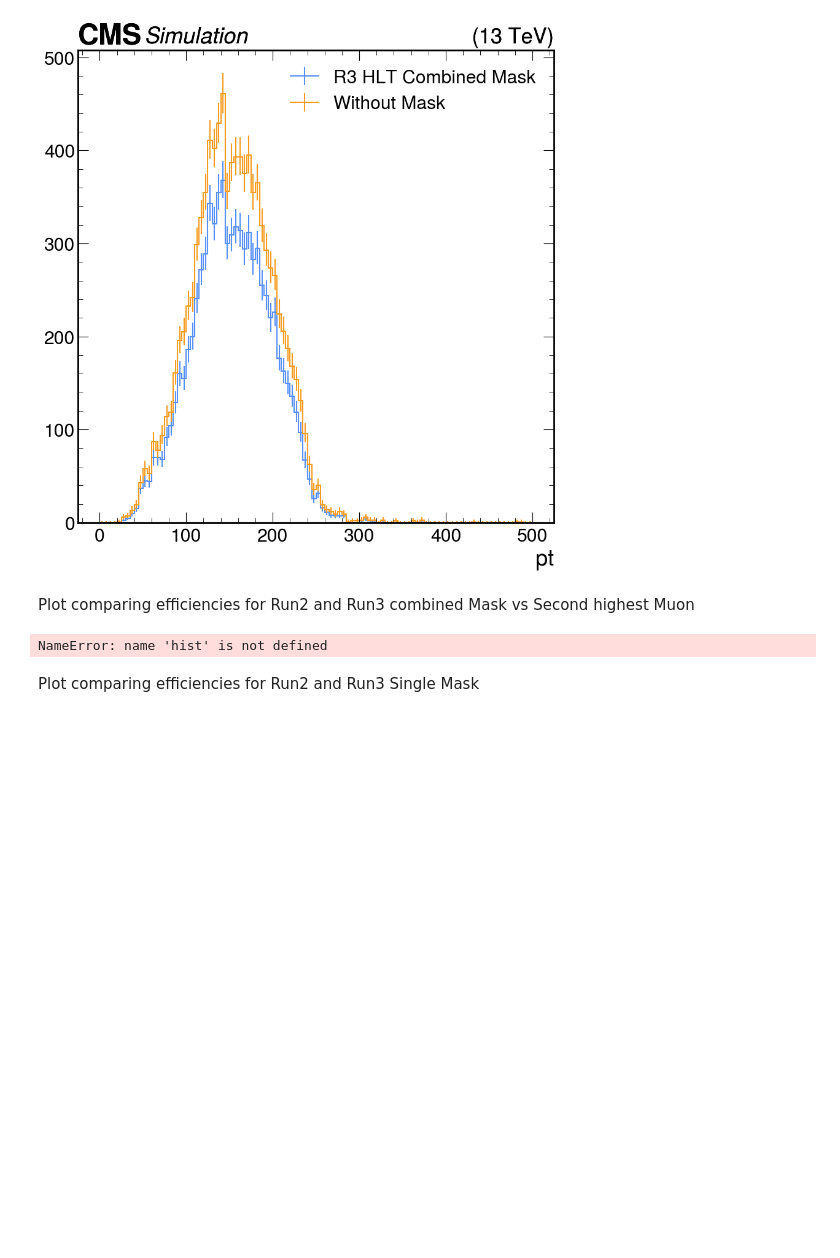
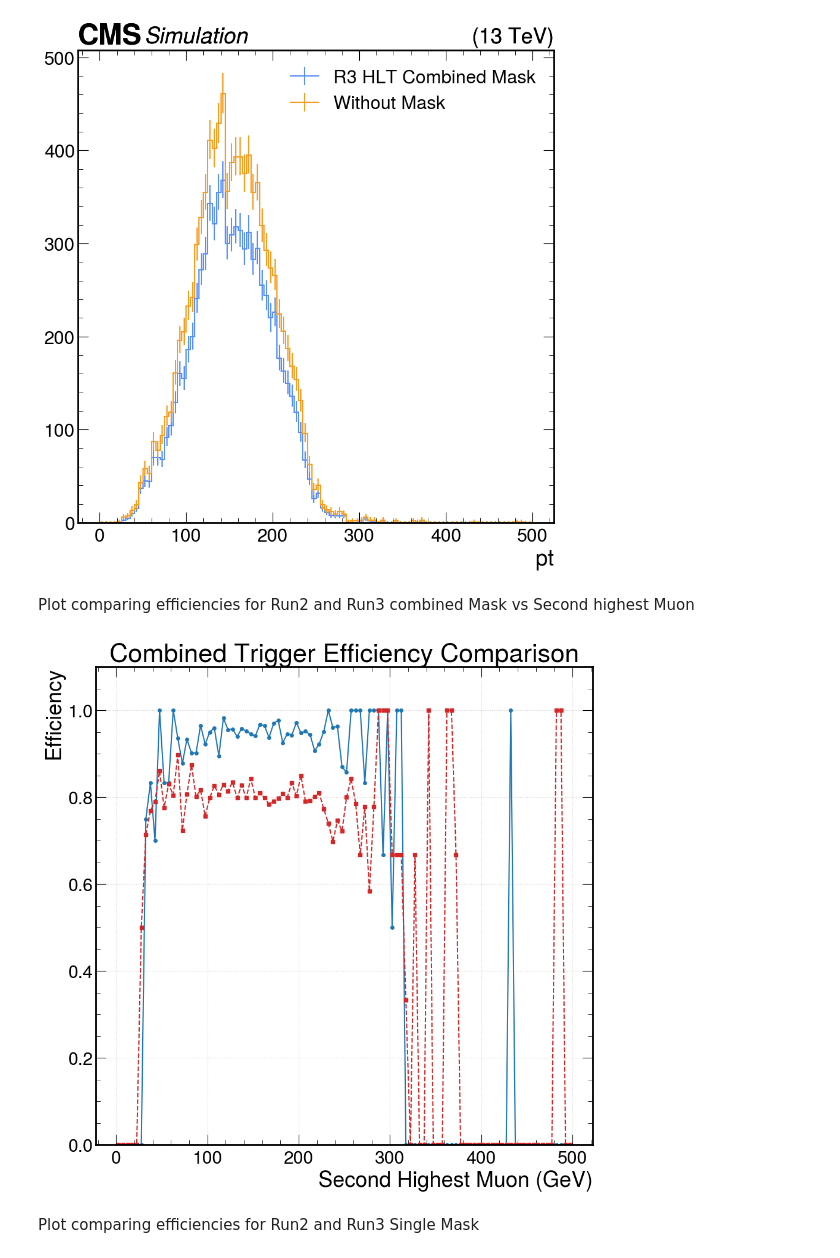
Before and after one commit to sbuwang/SIDM, a Jupyter notebook: sidm/R3_R2_comparison.ipynb, the cells around one changed output. Cells and saved outputs as stored; diff of their text form; code cells hidden in the pictures; blank space fills up the shorter version.

```diff
--- a/sidm/R3_R2_comparison.ipynb
+++ b/sidm/R3_R2_comparison.ipynb
@@ -556,10 +556,10 @@ def plot_efficiency_only(num1: Any, num2: Any, den1: Any, den2: Any,
                          x_label: str = "Observable Bin Center",
                          error_opts: Optional[Dict[str, Any]] = None):
     # 1. Extract counts (the y-values)
-    num_counts_1 = num1.values
-    den_counts_1 = den1.values
-    num_counts_2 = num2.values
-    den_counts_2 = den2.values
+    num_counts_1 = num1.values()
+    den_counts_1 = den1.values()
+    num_counts_2 = num2.values()
+    den_counts_2 = den2.values()
 
     # Check for consistent lengths
     if not (len(num_counts_1) == len(den_counts_1) == len(num_counts_2) == len(den_counts_2)):
@@ -592,7 +592,7 @@ def plot_efficiency_only(num1: Any, num2: Any, den1: Any, den2: Any,
     plt.ylabel("Efficiency")
     plt.ylim(0, 1.1) # Efficiencies range from 0 to 1
     plt.grid(True, linestyle=':', alpha=0.6)
-    plt.legend()
+    # plt.legend()
     plt.tight_layout()
     plt.show()
 # %%
@@ -780,30 +781,30 @@ Plot comparing efficiencies for Run2 and Run3 combined Mask vs Second highest Mu
 # %%
 #Define the histograms and the axis
 pt_axis = hist.axis.Regular(100, 0, 500, name="pt")
 num1 = hist.Hist(pt_axis)
 den1 = hist.Hist(pt_axis)
 num2 = hist.Hist(pt_axis)
 den2 = hist.Hist(pt_axis)
 
 #Fill the histograms with the flattened arrays
 num1.fill(R2second_highest_pt[R2combined_mask])
-num2.fill(R3second_highest_pt[R2combined_mask])
+num2.fill(R3second_highest_pt[R3combined_mask])
 den1.fill(R2second_highest_pt)
 den2.fill(R3second_highest_pt)
 
 #Plot
 plot_result = plot_efficiency_only(
     num1,
     num2,
     den1,
     den2,
     label1="R2 Combined Efficiency",
     label2="R3 Combined Efficiency",
-    title="Combined Trigger Efficiency Comparison (R2 vs R3)",
+    title="Combined Trigger Efficiency Comparison",
     x_label="Second Highest Muon (GeV)",
     error_opts={"marker": "o", "ms": 4}
 )
 # %% [output]
-NameError: name 'hist' is not defined
+[figure, added]
 # %% [markdown]
 Plot comparing efficiencies for Run2 and Run3 Single Mask
```
Also changed, not shown: parts of 7 cells of this notebook.
